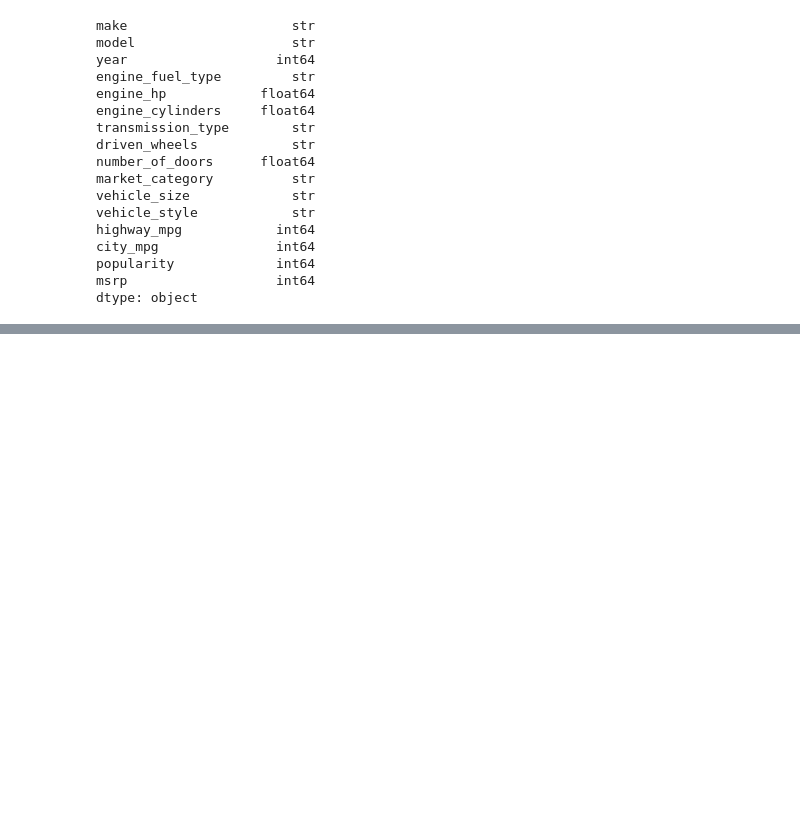
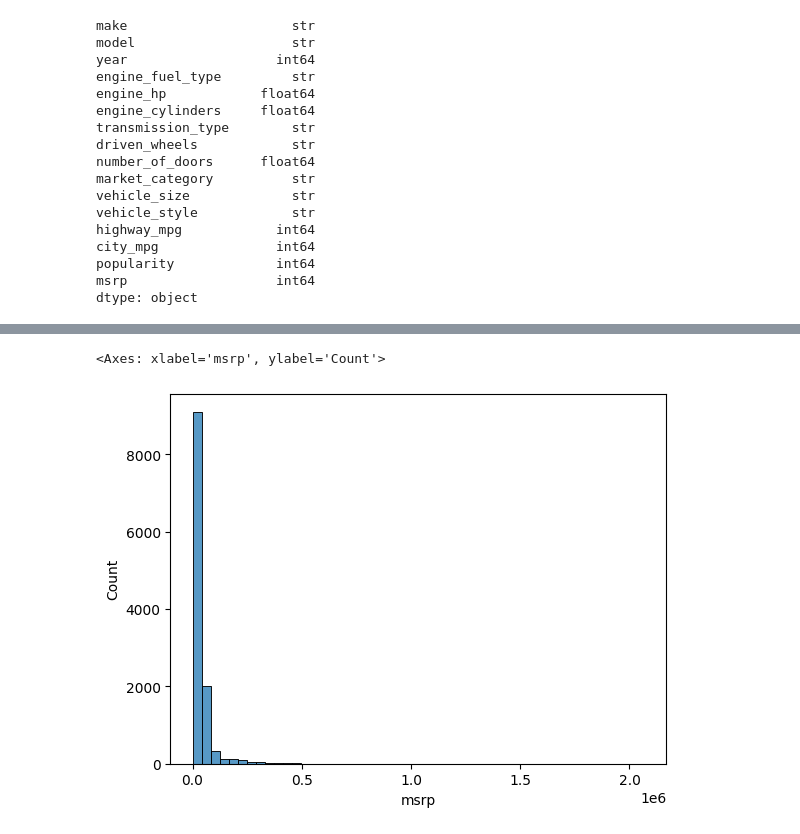
Before and after one commit to galatorresrovelo/machine-learning-zoomcamp-homework, a Jupyter notebook: 2.0 - CarPrice/Price_Prediction.ipynb, the cells around one changed output, grey strips where cells are left out. Cells and saved outputs as stored; diff of their text form; code cells hidden in the pictures; blank space fills up the shorter version.

```diff
--- a/2.0 - CarPrice/Price_Prediction.ipynb
+++ b/2.0 - CarPrice/Price_Prediction.ipynb
@@ -215,0 +340,5 @@ dtype: object
+# %%
+sns.histplot(df.msrp, bins=50)
+# %% [output]
+<Axes: xlabel='msrp', ylabel='Count'>
+[figure, added]
```
Also changed, not shown: parts of 168 cells of this notebook, 7 other files.
